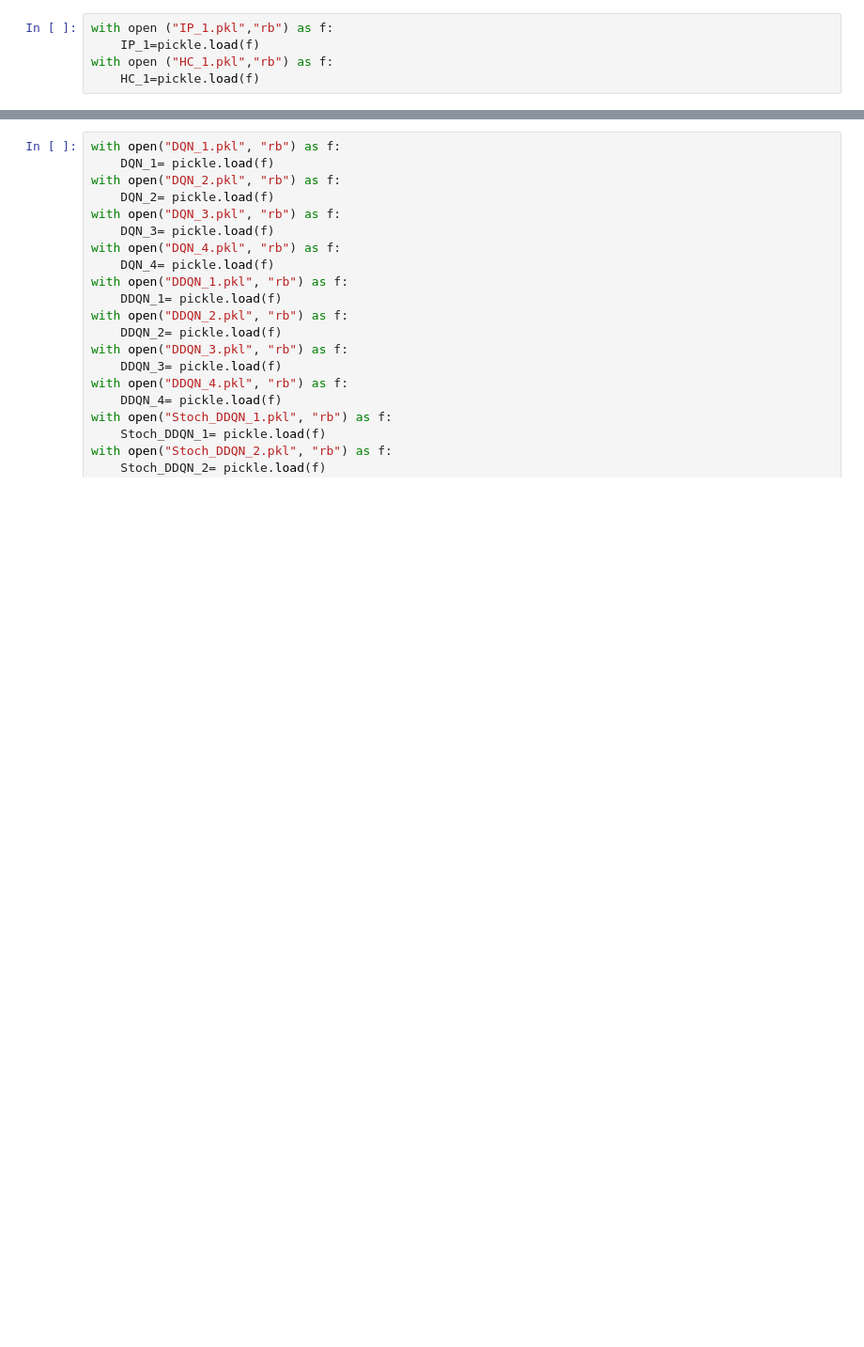
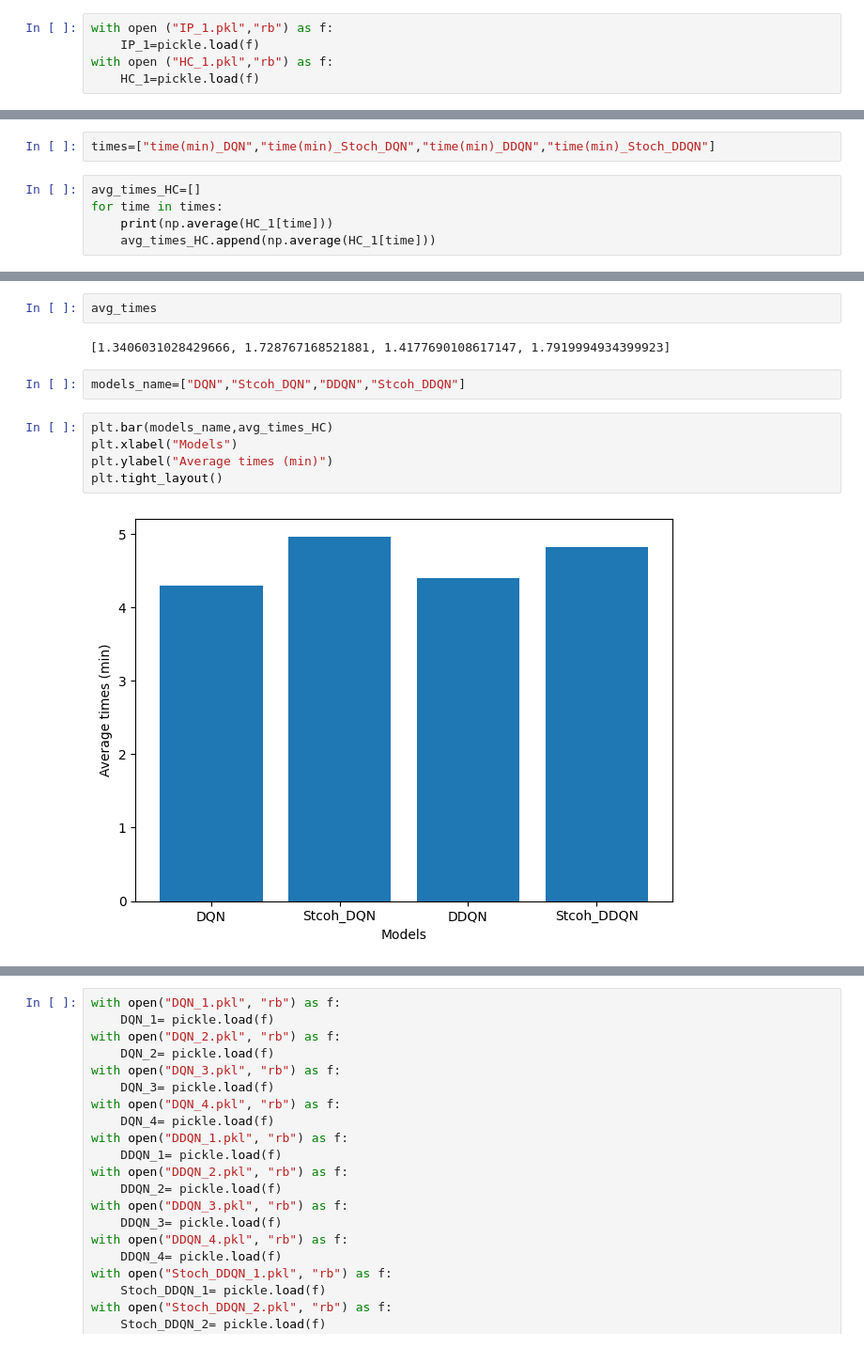
Before and after one commit to Tarik-com/Stochastic-Q-learning, a Jupyter notebook: Experiments.ipynb, the cells around one changed output, grey strips where cells are left out. Shown at 94% size. Saved outputs shown, nothing was run; the diff lists cells and outputs as text; blank space fills up the shorter version.

```diff
--- a/Experiments.ipynb
+++ b/Experiments.ipynb
@@ -109,0 +33,7 @@ one_plot_1([results["all_rewards"][i][:] for i in range(4)],names,800)
+# %%
+times=["time(min)_DQN","time(min)_Stoch_DQN","time(min)_DDQN","time(min)_Stoch_DDQN"]
+# %%
+avg_times_HC=[]
+for time in times:
+    print(np.average(HC_1[time]))
+    avg_times_HC.append(np.average(HC_1[time]))
@@ -109,0 +55,13 @@ one_plot_1([results["all_rewards"][i][:] for i in range(4)],names,800)
+# %%
+avg_times
+# %% [output]
+[1.3406031028429666, 1.728767168521881, 1.4177690108617147, 1.7919994934399923]
+# %%
+models_name=["DQN","Stcoh_DQN","DDQN","Stcoh_DDQN"]
+# %%
+plt.bar(models_name,avg_times_HC)
+plt.xlabel("Models")
+plt.ylabel("Average times (min)")
+plt.tight_layout()
+# %% [output]
+[figure, added]
```
Also changed, not shown: parts of 98 cells of this notebook, 6 other files.
